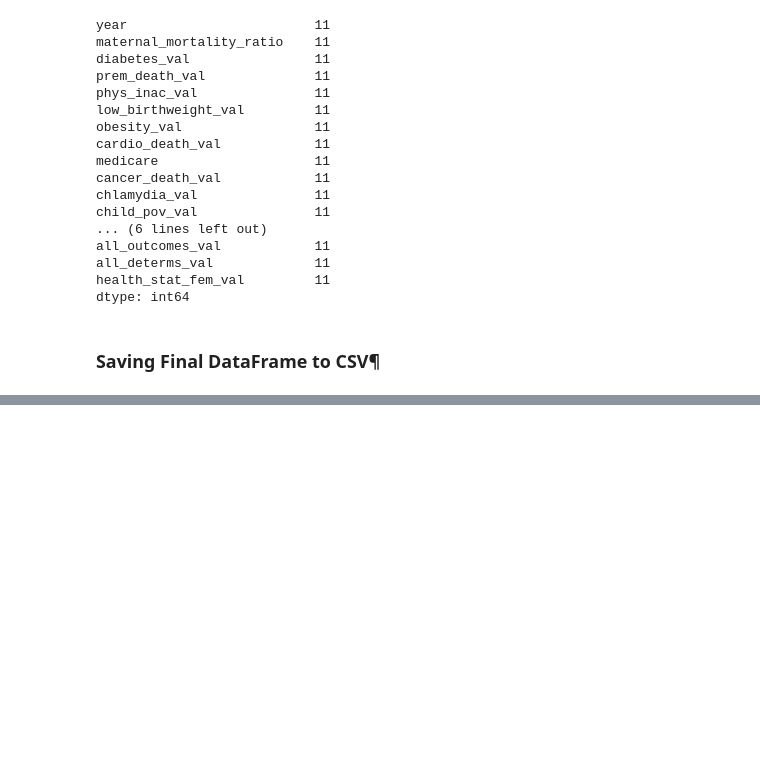
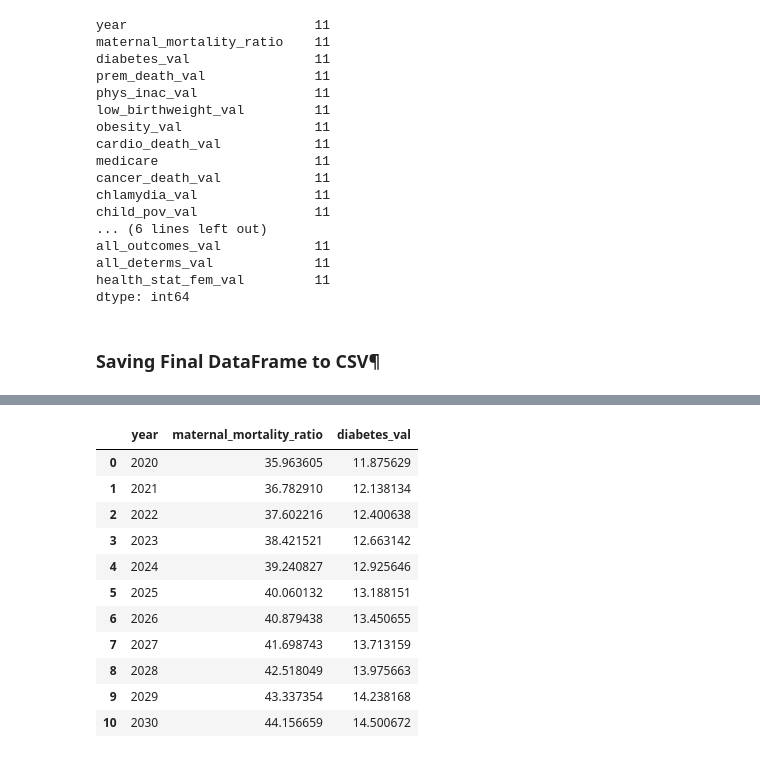
Before and after one commit to abpuccini/maternal-mortality-project, a Jupyter notebook: machine_learning/model_testing/Linear_Regression_Non_Race_Forcast_Chahnaz.ipynb, the cells around one changed output, grey strips where cells are left out. Saved outputs shown, nothing was run; the diff lists cells and outputs as text; code cells hidden in the pictures; blank space fills up the shorter version.

```diff
--- a/machine_learning/model_testing/Linear_Regression_Non_Race_Forcast_Chahnaz.ipynb
+++ b/machine_learning/model_testing/Linear_Regression_Non_Race_Forcast_Chahnaz.ipynb
@@ -551,0 +620,49 @@ Combined_AVG_df.to_csv("../../../machine_learning/Resources/combined_avg_2009_20
+# %%
+# Selecting y value
+y = 'diabetes_val'
+# Grouping by year
+AVG_MMR_USA_diabetes = mmr_without_race.groupby('year').mean()[y]
+
+# Selecting and assigning the X and y values
+X_diab = AVG_MMR_USA_diabetes.reset_index().year.values.reshape(-1,1)
+y_diab = AVG_MMR_USA_diabetes.reset_index()['diabetes_val'].values
+
+# Creating and Fitting our model to the data
+diab_model = LinearRegression().fit(X_diab, y_diab)
+r_sq_diab = diab_model.score(X_diab, y_diab)
+# print(r_sq_diab)
+
+# Setting predictions dictionary to hold variables
+diabetes=[]
+
+# Creating a for-loop to return predictions from model
+for i in range(2020,2031):
+    y_values=diab_model.predict(np.array([i]).reshape(1, -1))
+    diabetes.append(y_values[0])
+
+# Creating a year range to hold years values with the future predictions
+years = [i for i in range(2020,2031)]
+
+# Creating a new DataFrame to hold values with 10 years predictions
+diabetes_predictions = pd.DataFrame(list(zip(years, diabetes)),
+               columns =['year', 'diabetes_val'])
+
+# DataFrame with the future predictions
+diabetes_predictions
+
+# Merging with mmr_predictions
+combined1 = pd.merge(mmr_predict_df, diabetes_predictions, how='inner', left_on=['year'], right_on=['year'])
+combined1
+# %% [output]
+|  | year | maternal_mortality_ratio | diabetes_val |
+| 0 | 2020 | 35.963605 | 11.875629 |
+| 1 | 2021 | 36.782910 | 12.138134 |
+| 2 | 2022 | 37.602216 | 12.400638 |
+| 3 | 2023 | 38.421521 | 12.663142 |
+| 4 | 2024 | 39.240827 | 12.925646 |
+| 5 | 2025 | 40.060132 | 13.188151 |
+| 6 | 2026 | 40.879438 | 13.450655 |
+| 7 | 2027 | 41.698743 | 13.713159 |
+| 8 | 2028 | 42.518049 | 13.975663 |
+| 9 | 2029 | 43.337354 | 14.238168 |
+| 10 | 2030 | 44.156659 | 14.500672 |
```
Also changed, not shown: parts of 7 cells of this notebook.
